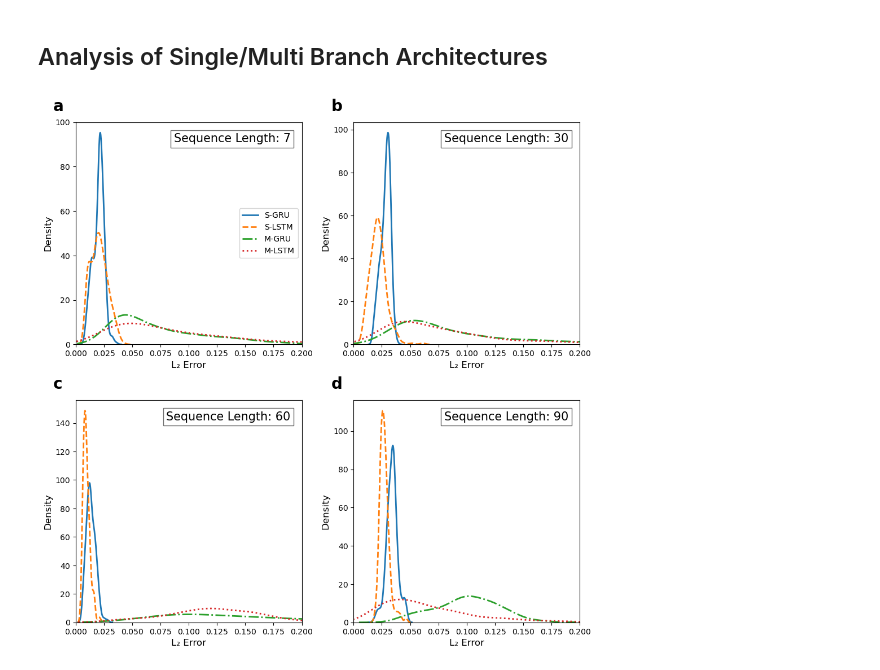
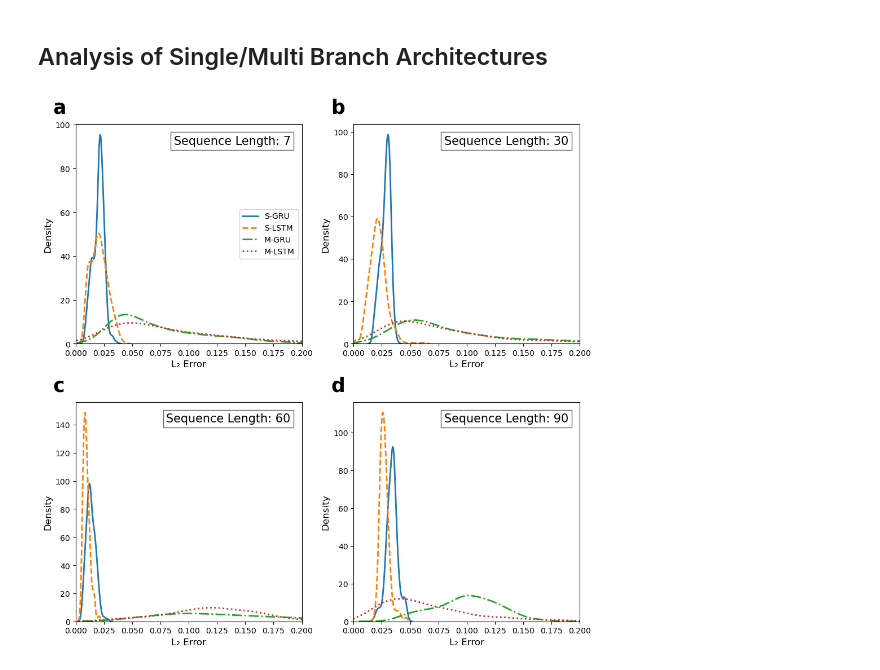
Before and after one commit to kkazuma19/CosmicRays-Operator, a Jupyter notebook: analysis.ipynb, the cells around one changed output. Drawn from its saved outputs; the diff is of its cells as text; code cells hidden in the pictures.

```diff
--- a/analysis.ipynb
+++ b/analysis.ipynb
@@ -59,36 +59,36 @@ fig, ax = plt.subplots(2, 2, figsize=(10, 10))
 
 # **Loop through each panel to plot L₂ Error for different sequence lengths**
 for i, ax in enumerate(ax.flat):
     for data, label, ls in zip(data_list[i], model_labels, line_styles):
         sns.kdeplot(data, ax=ax, label=label, linestyle=ls, linewidth=2)  # L₂ Error ([:,3])
 
     ax.set_xlabel("L₂ Error", fontsize=12)
     ax.set_ylabel("Density", fontsize=12)
     ax.set_xlim([0, 0.2])  # Limit x-axis to 0-0.3
     #ax.ticklabel_format(style='sci', axis='x', scilimits=(0,0))  # Scientific notation
     #ax.tick_params(axis='x', rotation=30)  # Rotate x-tick labels
     ax.text(-0.1, 1.05, sequence_labels[i], transform=ax.transAxes,
-            fontsize=20, fontweight='bold')  # Panel label (a, b, c, d)
+            fontsize=25, fontweight='bold')  # Panel label (a, b, c, d)
 
     # Only show legend in the first panel (a)
     if i == 0:
         ax.legend(fontsize=10, loc='center right')  # Show legend
     else:
         ax.legend().set_visible(False)  # Hide legend for other panels
 
 
     # Add "Sequence Length: X" inside each panel (top-right)
     ax.text(0.95, 0.95, f"Sequence Length: {sequence_lengths[i]}",
             transform=ax.transAxes, fontsize=15,
             ha='right', va='top', bbox=dict(facecolor='white', alpha=0.6, edgecolor='black'))
 
 
 # Adjust layout for better spacing
 plt.tight_layout()
-plt.savefig('figures/l2_errors.png', dpi=300)
+#plt.savefig('figures/l2_errors.png', dpi=300)
 plt.show()
 # %% [output]
-[figure, old version]
+[figure, new version]
 # %%
 # data dir
 sdata_dir = 'single_branch/array/'
```
Also changed, not shown: parts of 2 cells of this notebook, 1 other file.
